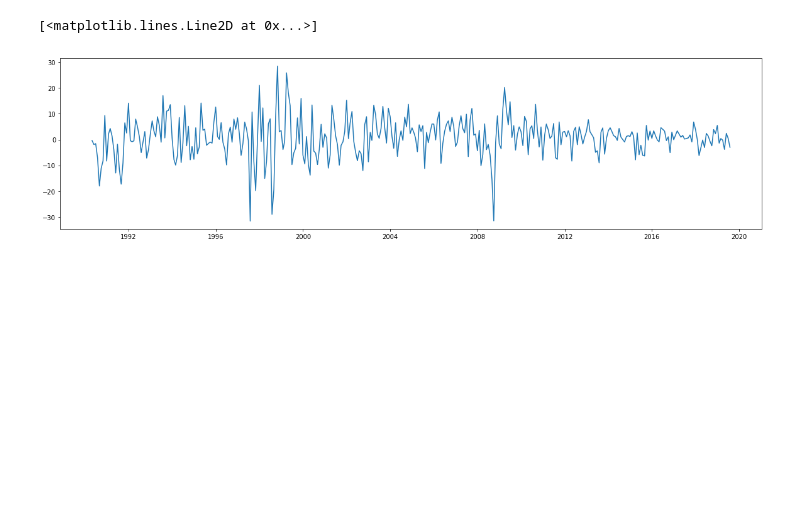
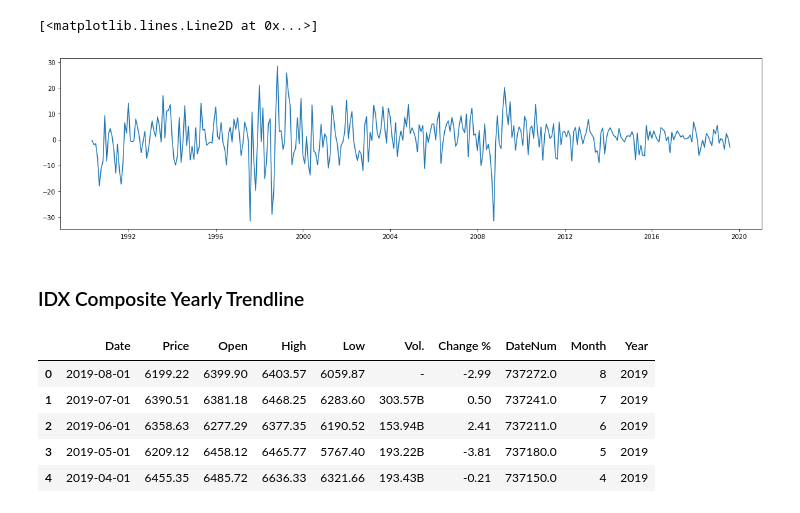
Before and after one commit to dayuapoji/IDX, a Jupyter notebook: idx_composite.ipynb, the cells around one changed output. Drawn from its saved outputs; the diff is of its cells as text; code cells hidden in the pictures; blank space fills up the shorter version.

```diff
--- a/idx_composite.ipynb
+++ b/idx_composite.ipynb
@@ -48,3 +48,17 @@ plt.plot_date(df['DateNum'], df['Change %'], linestyle = '-', marker = '')
 # %% [output]
 [<matplotlib.lines.Line2D at 0x...>]
 [figure]
+# %% [markdown]
+### IDX Composite Yearly Trendline
+# %%
+# create new columns that separate months and year
+df['Month'] = df['Date'].dt.month.astype(str)
+df['Year'] = df['Date'].dt.year.astype(str)
+df.head()
+# %% [output]
+|  | Date | Price | Open | High | Low | Vol. | Change % | DateNum | Month | Year |
+| 0 | 2019-08-01 | 6199.22 | 6399.90 | 6403.57 | 6059.87 | - | -2.99 | 737272.0 | 8 | 2019 |
+| 1 | 2019-07-01 | 6390.51 | 6381.18 | 6468.25 | 6283.60 | 303.57B | 0.50 | 737241.0 | 7 | 2019 |
+| 2 | 2019-06-01 | 6358.63 | 6277.29 | 6377.35 | 6190.52 | 153.94B | 2.41 | 737211.0 | 6 | 2019 |
+| 3 | 2019-05-01 | 6209.12 | 6458.12 | 6465.77 | 5767.40 | 193.22B | -3.81 | 737180.0 | 5 | 2019 |
+| 4 | 2019-04-01 | 6455.35 | 6485.72 | 6636.33 | 6321.66 | 193.43B | -0.21 | 737150.0 | 4 | 2019 |
```
Also changed, not shown: parts of 5 cells of this notebook.
